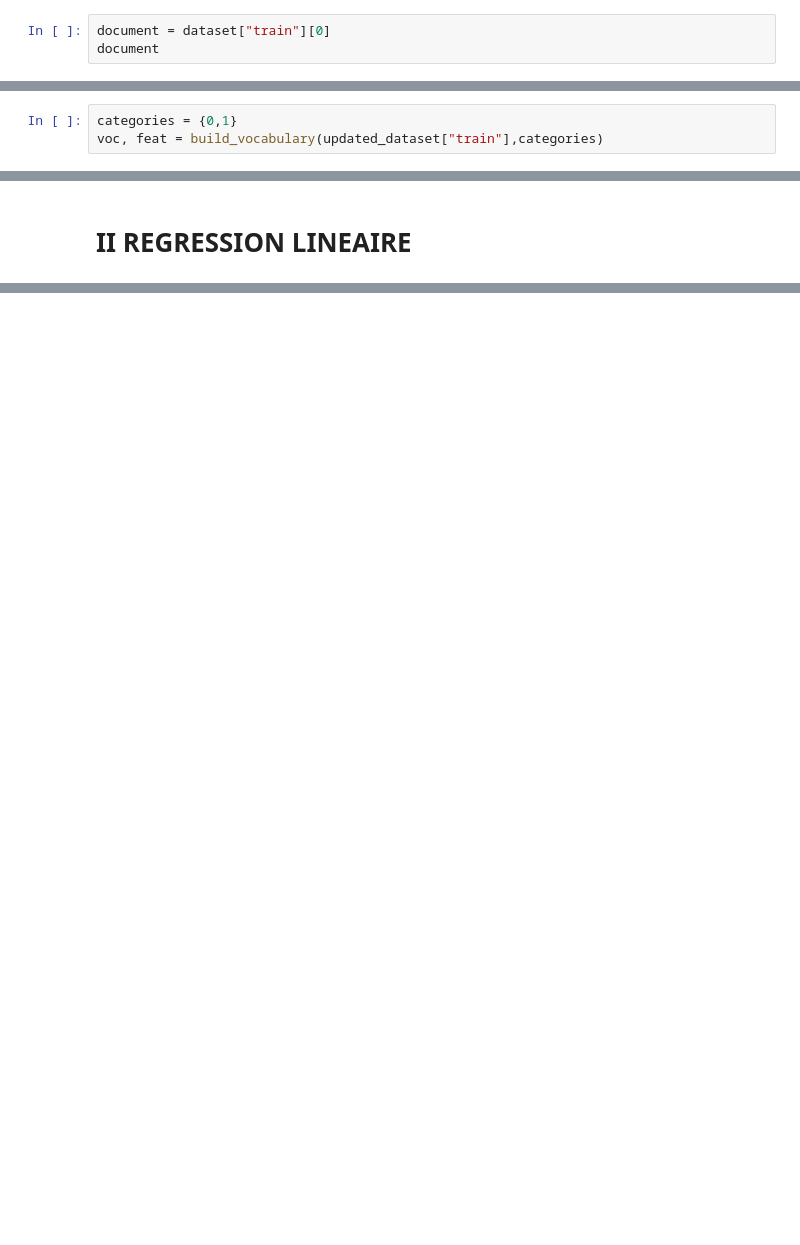
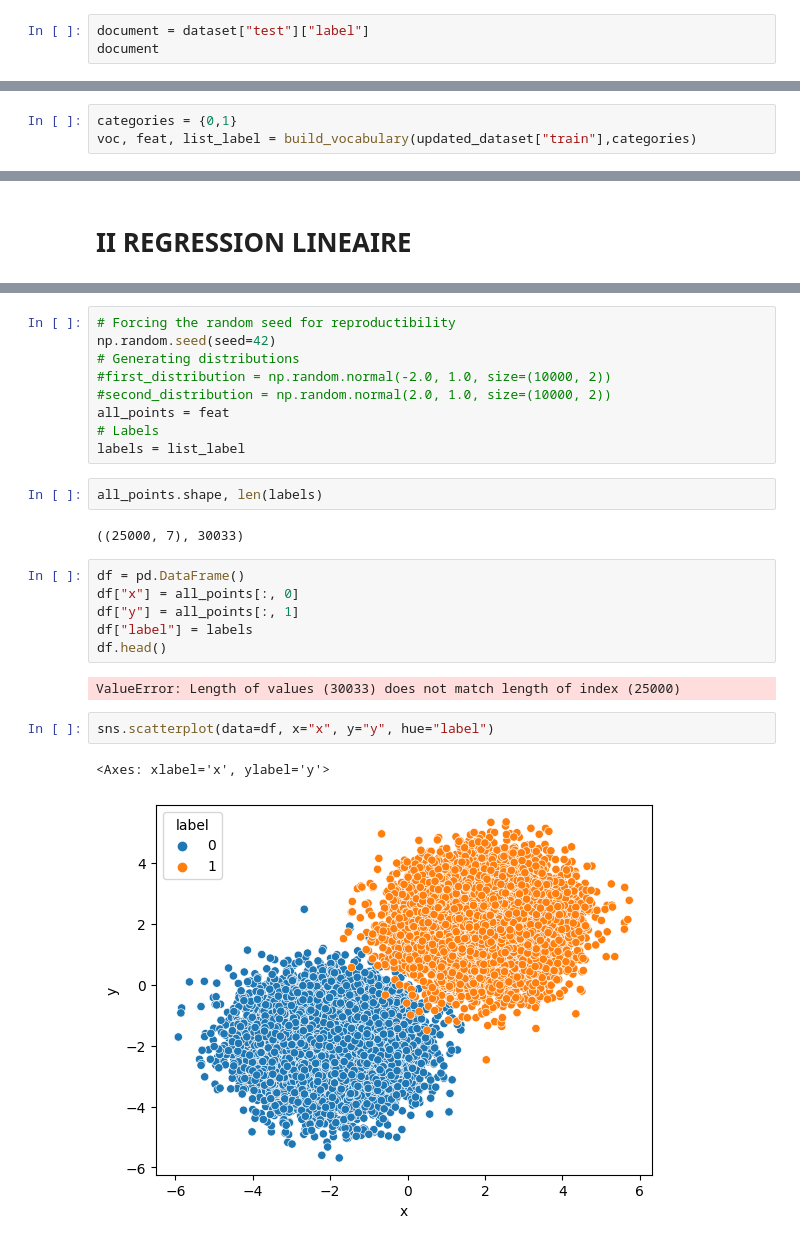
Before and after one commit to MajoranReveur/NLP-LAB3, a Jupyter notebook: LAB3.ipynb, the cells around one changed output, grey strips where cells are left out. Drawn from its saved outputs; the diff is of its cells as text; blank space fills up the shorter version.

Commit message:
logistic regression test

```diff
--- a/LAB3.ipynb
+++ b/LAB3.ipynb
@@ -11,6 +11,6 @@ dataset = load_dataset("imdb")
 # %% [output]
 Found cached dataset imdb (/home/amine/.cache/huggingface/datasets/imdb/plain_text/1.0.0/d613c88cf8fa3bab83b4ded3713f1f74830d1100e171db75bbddb80b3345c9c0)
 # %%
-document = dataset["train"][0]
+document = dataset["test"]["label"]
 document
 # %% [output]
@@ -82,3 +93,3 @@ def build_vocabulary(dataset : dataset_dict.DatasetDict, Categories : set[int])
 # %%
 categories = {0,1}
-voc, feat = build_vocabulary(updated_dataset["train"],categories)
+voc, feat, list_label = build_vocabulary(updated_dataset["train"],categories)
@@ -86,0 +113,26 @@ voc, feat = build_vocabulary(updated_dataset["train"],categories)
+# %%
+# Forcing the random seed for reproductibility
+np.random.seed(seed=42)
+# Generating distributions
+#first_distribution = np.random.normal(-2.0, 1.0, size=(10000, 2))
+#second_distribution = np.random.normal(2.0, 1.0, size=(10000, 2))
+all_points = feat
+# Labels
+labels = list_label
+# %%
+all_points.shape, len(labels)
+# %% [output]
+((25000, 7), 30033)
+# %%
+df = pd.DataFrame()
+df["x"] = all_points[:, 0]
+df["y"] = all_points[:, 1]
+df["label"] = labels
+df.head()
+# %% [output]
+ValueError: Length of values (30033) does not match length of index (25000)
+# %%
+sns.scatterplot(data=df, x="x", y="y", hue="label")
+# %% [output]
+<Axes: xlabel='x', ylabel='y'>
+[figure, added]
```
Also changed, not shown: parts of 18 cells of this notebook.
